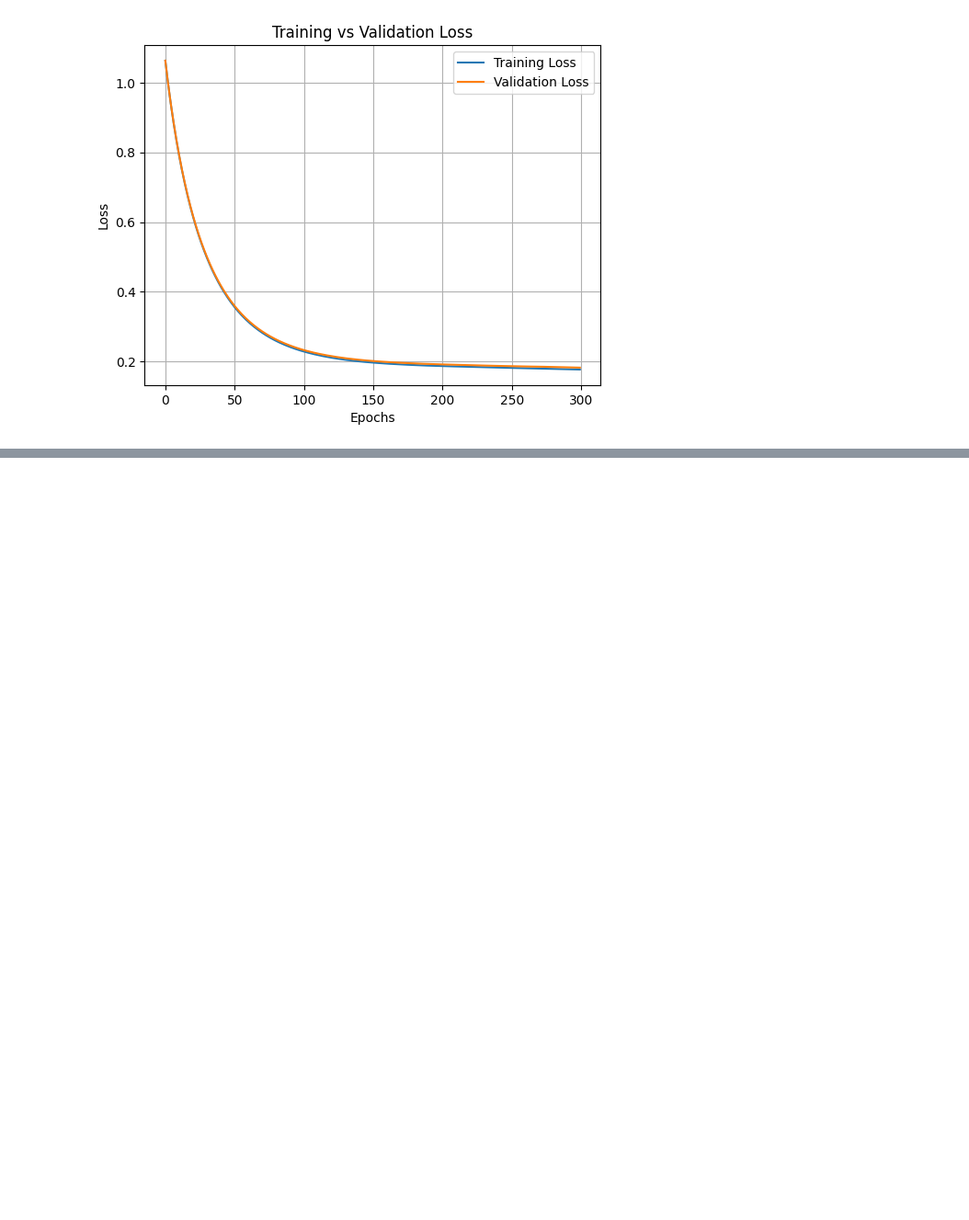
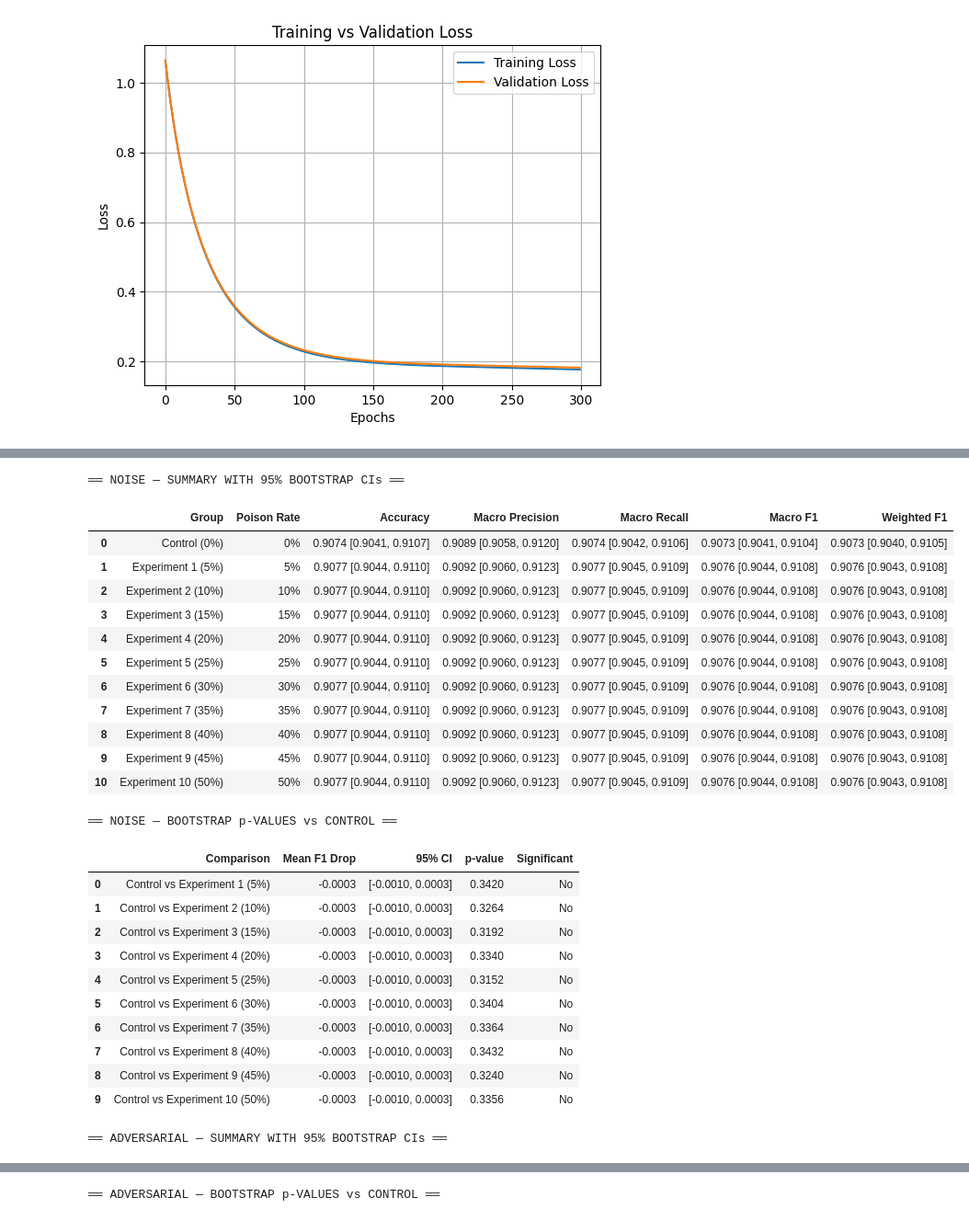
Before and after one commit to NU-Academics/DIS_Hughen, a Jupyter notebook: RQ1.ipynb, the cells around one changed output, grey strips where cells are left out. Shown at 92% size. Cells and saved outputs as stored; diff of their text form; code cells hidden in the pictures; blank space fills up the shorter version.

Commit message:
Update RQ1 Combine Noise and Adv

```diff
--- a/RQ1.ipynb
+++ b/RQ1.ipynb
@@ -82,3 +82,16 @@ plt.grid()
 plt.show()
 # %% [output]
 [figure]
+# %%
+noise_df = pd.read_csv("noise_epsilon_0.01.csv")
+noise_X = noise_df.drop(columns=["true_label","y_pred"], errors="ignore").select_dtypes(include=[np.number])
+noise_X.replace([np.inf, -np.inf], np.nan, inplace=True)
+noise_X.fillna(0, inplace=True)
+noise_y = noise_df["true_label"].reset_index(drop=True).values
+noise_y_pred = noise_df["y_pred"].reset_index(drop=True).values
+noise_X = noise_X.astype("float32")
+noise_pred = model.predict(noise_X)
+noise_prob = model.predict_proba(noise_X)
+print("Accuracy:", accuracy_score(noise_y, noise_pred))
+print("Weighted F1:", f1_score(noise_y, noise_pred, average='weighted'))
+print("Macro F1:", f1_score(noise_y, noise_pred, average='macro'))
@@ -323,0 +297,63 @@ display(pd.DataFrame(hyp_results))
+# %%
+for source_name, results in all_results.items():
+    print(f"\n\n══ {source_name.upper()} — SUMMARY WITH 95% BOOTSTRAP CIs ══")
+    summary = pd.DataFrame([{
+        "Group": r["Group"],
+        "Poison Rate": f"{int(r['Poison Rate']*100)}%",
+        "Accuracy": f"{r['Accuracy']} [{r['Acc CI'][0]:.4f}, {r['Acc CI'][1]:.4f}]",
+        "Macro Precision": f"{r['Macro Precision']} [{r['Prec CI'][0]:.4f}, {r['Prec CI'][1]:.4f}]",
+        "Macro Recall": f"{r['Macro Recall']} [{r['Rec CI'][0]:.4f}, {r['Rec CI'][1]:.4f}]",
+        "Macro F1": f"{r['Macro F1']} [{r['MacF1 CI'][0]:.4f}, {r['MacF1 CI'][1]:.4f}]",
+        "Weighted F1": f"{r['Weighted F1']} [{r['WtF1 CI'][0]:.4f}, {r['WtF1 CI'][1]:.4f}]",
+    } for r in results])
+    display(summary)
+
+    print(f"\n══ {source_name.upper()} — BOOTSTRAP p-VALUES vs CONTROL ══")
+    ctrl_pred = group_preds[source_name]["Control (0%)"]
+    hyp_results = []
+    for group_name, poison_rate in GROUPS.items():
+        if poison_rate == 0.0:
+            continue
+        exp_pred = group_preds[source_name][group_name]
+        diffs = []
+        for _ in range(N_BOOTSTRAPS):
+            idx = resample(np.arange(len(y_test)), replace=True)
+            diffs.append(f1_score(y_test[idx], ctrl_pred[idx], average="macro") -
+                         f1_score(y_test[idx], exp_pred[idx], average="macro"))
+        diffs = np.array(diffs)
+        p = min(np.mean(diffs <= 0), np.mean(diffs >= 0)) * 2
+        hyp_results.append({
+            "Comparison": f"Control vs {group_name}",
+            "Mean F1 Drop": round(np.mean(diffs), 4),
+            "95% CI": f"[{np.percentile(diffs,2.5):.4f}, {np.percentile(diffs,97.5):.4f}]",
+            "p-value": round(p, 6),
+            "Significant": "Yes" if p < 0.05 else "No",
+        })
+    display(pd.DataFrame(hyp_results))
+# %% [output]
+══ NOISE — SUMMARY WITH 95% BOOTSTRAP CIs ══
+|  | Group | Poison Rate | Accuracy | Macro Precision | Macro Recall | Macro F1 | Weighted F1 |
+| 0 | Control (0%) | 0% | 0.9074 [0.9041, 0.9107] | 0.9089 [0.9058, 0.9120] | 0.9074 [0.9042, 0.9106] | 0.9073 [0.9041, 0.9104] | 0.9073 [0.9040, 0.9105] |
+| 1 | Experiment 1 (5%) | 5% | 0.9077 [0.9044, 0.9110] | 0.9092 [0.9060, 0.9123] | 0.9077 [0.9045, 0.9109] | 0.9076 [0.9044, 0.9108] | 0.9076 [0.9043, 0.9108] |
+| 2 | Experiment 2 (10%) | 10% | 0.9077 [0.9044, 0.9110] | 0.9092 [0.9060, 0.9123] | 0.9077 [0.9045, 0.9109] | 0.9076 [0.9044, 0.9108] | 0.9076 [0.9043, 0.9108] |
+| 3 | Experiment 3 (15%) | 15% | 0.9077 [0.9044, 0.9110] | 0.9092 [0.9060, 0.9123] | 0.9077 [0.9045, 0.9109] | 0.9076 [0.9044, 0.9108] | 0.9076 [0.9043, 0.9108] |
+| 4 | Experiment 4 (20%) | 20% | 0.9077 [0.9044, 0.9110] | 0.9092 [0.9060, 0.9123] | 0.9077 [0.9045, 0.9109] | 0.9076 [0.9044, 0.9108] | 0.9076 [0.9043, 0.9108] |
+| 5 | Experiment 5 (25%) | 25% | 0.9077 [0.9044, 0.9110] | 0.9092 [0.9060, 0.9123] | 0.9077 [0.9045, 0.9109] | 0.9076 [0.9044, 0.9108] | 0.9076 [0.9043, 0.9108] |
+| 6 | Experiment 6 (30%) | 30% | 0.9077 [0.9044, 0.9110] | 0.9092 [0.9060, 0.9123] | 0.9077 [0.9045, 0.9109] | 0.9076 [0.9044, 0.9108] | 0.9076 [0.9043, 0.9108] |
+| 7 | Experiment 7 (35%) | 35% | 0.9077 [0.9044, 0.9110] | 0.9092 [0.9060, 0.9123] | 0.9077 [0.9045, 0.9109] | 0.9076 [0.9044, 0.9108] | 0.9076 [0.9043, 0.9108] |
+| 8 | Experiment 8 (40%) | 40% | 0.9077 [0.9044, 0.9110] | 0.9092 [0.9060, 0.9123] | 0.9077 [0.9045, 0.9109] | 0.9076 [0.9044, 0.9108] | 0.9076 [0.9043, 0.9108] |
+| 9 | Experiment 9 (45%) | 45% | 0.9077 [0.9044, 0.9110] | 0.9092 [0.9060, 0.9123] | 0.9077 [0.9045, 0.9109] | 0.9076 [0.9044, 0.9108] | 0.9076 [0.9043, 0.9108] |
+| 10 | Experiment 10 (50%) | 50% | 0.9077 [0.9044, 0.9110] | 0.9092 [0.9060, 0.9123] | 0.9077 [0.9045, 0.9109] | 0.9076 [0.9044, 0.9108] | 0.9076 [0.9043, 0.9108] |
+══ NOISE — BOOTSTRAP p-VALUES vs CONTROL ══
+|  | Comparison | Mean F1 Drop | 95% CI | p-value | Significant |
+| 0 | Control vs Experiment 1 (5%) | -0.0003 | [-0.0010, 0.0003] | 0.3420 | No |
+| 1 | Control vs Experiment 2 (10%) | -0.0003 | [-0.0010, 0.0003] | 0.3264 | No |
+| 2 | Control vs Experiment 3 (15%) | -0.0003 | [-0.0010, 0.0003] | 0.3192 | No |
+| 3 | Control vs Experiment 4 (20%) | -0.0003 | [-0.0010, 0.0003] | 0.3340 | No |
+| 4 | Control vs Experiment 5 (25%) | -0.0003 | [-0.0010, 0.0003] | 0.3152 | No |
+| 5 | Control vs Experiment 6 (30%) | -0.0003 | [-0.0010, 0.0003] | 0.3404 | No |
+| 6 | Control vs Experiment 7 (35%) | -0.0003 | [-0.0010, 0.0003] | 0.3364 | No |
+| 7 | Control vs Experiment 8 (40%) | -0.0003 | [-0.0010, 0.0003] | 0.3432 | No |
+| 8 | Control vs Experiment 9 (45%) | -0.0003 | [-0.0010, 0.0003] | 0.3240 | No |
+| 9 | Control vs Experiment 10 (50%) | -0.0003 | [-0.0010, 0.0003] | 0.3356 | No |
+══ ADVERSARIAL — SUMMARY WITH 95% BOOTSTRAP CIs ══
@@ -323,0 +372 @@ display(pd.DataFrame(hyp_results))
+══ ADVERSARIAL — BOOTSTRAP p-VALUES vs CONTROL ══
```
Also changed, not shown: parts of 8 cells of this notebook, 9 other files.
